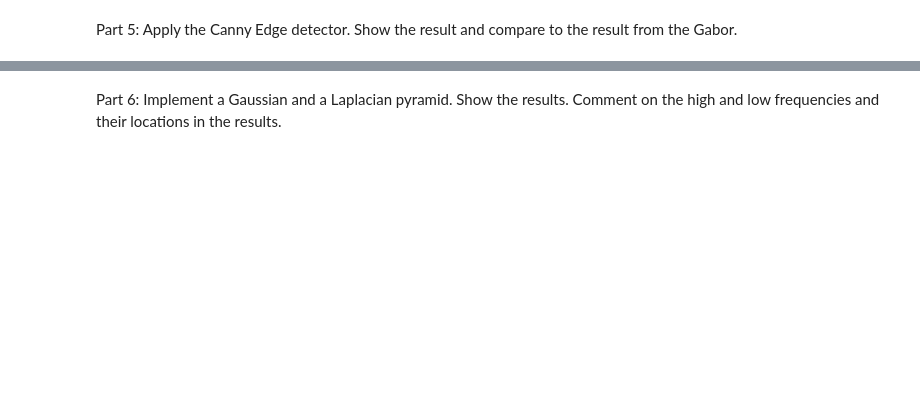
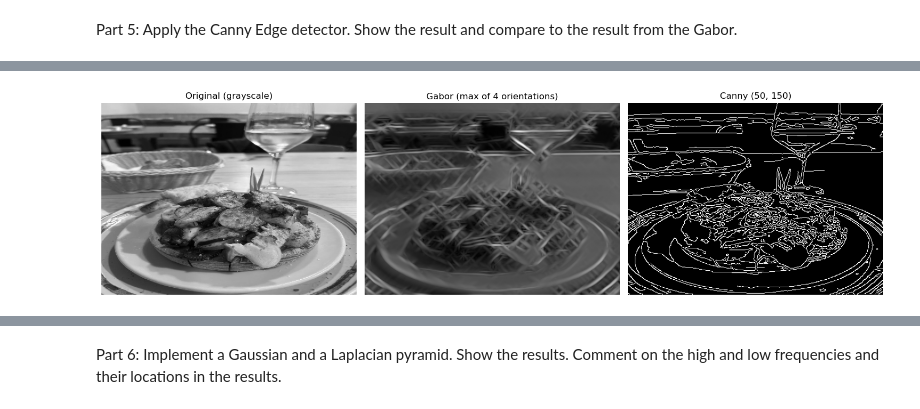
Before and after one commit to Kazofeifa/ComputerVision, a Jupyter notebook: assigment1.ipynb, the cells around one changed output, grey strips where cells are left out. Drawn from its saved outputs; the diff is of its cells as text; code cells hidden in the pictures; blank space fills up the shorter version.

```diff
--- a/assigment1.ipynb
+++ b/assigment1.ipynb
@@ -199,0 +235,23 @@ Gabor.
+# %%
+# Compare Gabor (combined, set 2) vs Canny
+gabor_result = results[1]          # same parameters as cell 8: (21, 4.0, 10.0, 0.5)
+canny_result = cv2.Canny(blurred, 50, 150)
+
+fig, axes = plt.subplots(1, 3, figsize=(15, 4))
+
+axes[0].imshow(gray, cmap="gray")
+axes[0].set_title("Original (grayscale)")
+
+axes[1].imshow(gabor_result, cmap="gray")
+axes[1].set_title("Gabor (max of 4 orientations)")
+
+axes[2].imshow(canny_result, cmap="gray")
+axes[2].set_title("Canny (50, 150)")
+
+for ax in axes:
+    ax.axis("off")
+
+plt.tight_layout()
+plt.show()
+# %% [output]
+[figure, added]
```
Also changed, not shown: parts of 12 cells of this notebook, 1 other file.
